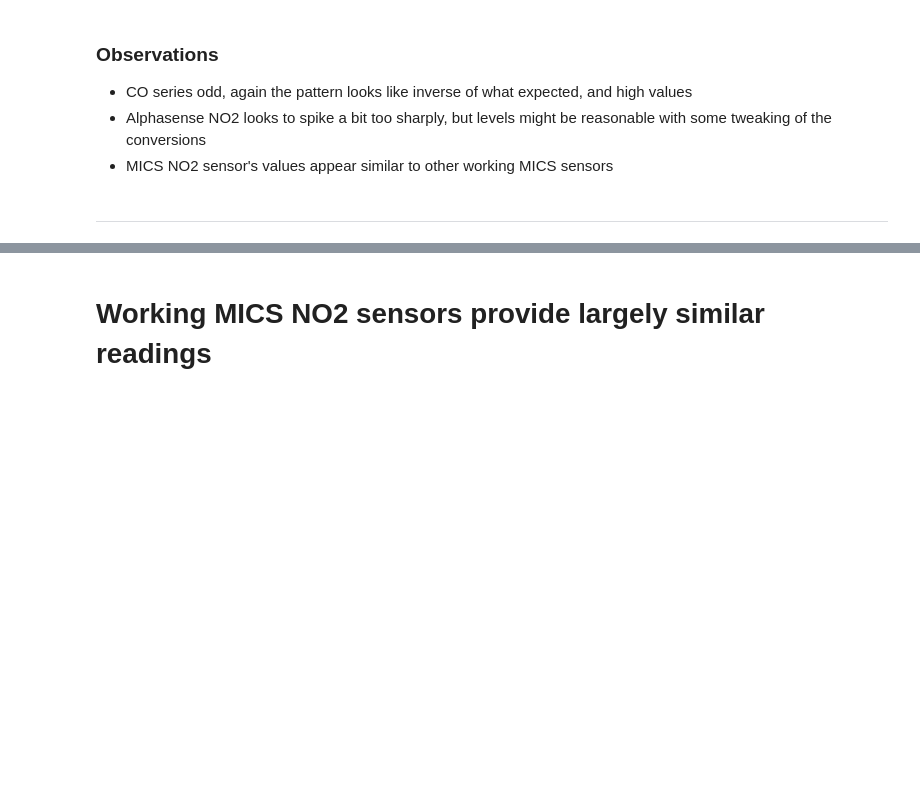
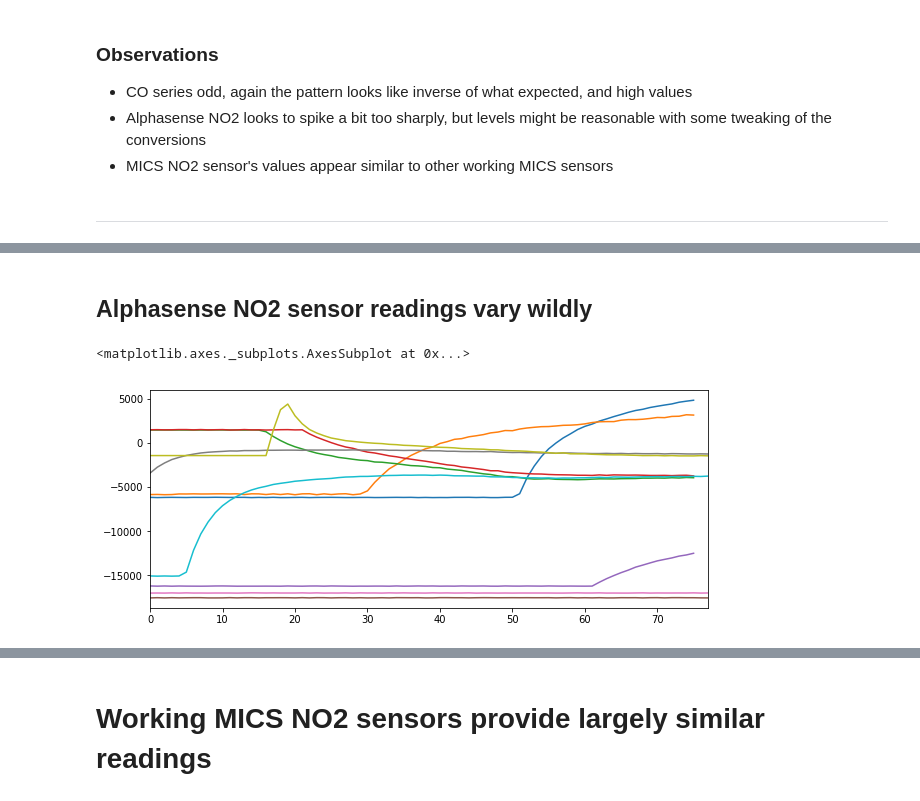
Before and after one commit to jsoikkeli/climathon2016, a Jupyter notebook: 0.3 torching/Analyse_0.3_torching_data.ipynb, the cells around one changed output, grey strips where cells are left out. Cells and saved outputs as stored; diff of their text form; code cells hidden in the pictures; blank space fills up the shorter version.

```diff
--- a/0.3 torching/Analyse_0.3_torching_data.ipynb
+++ b/0.3 torching/Analyse_0.3_torching_data.ipynb
@@ -845,0 +882,18 @@ df_24.NO2_mics_ppb.plot()
+# %% [markdown]
+## Alphasense NO2 sensor readings vary wildly
+# %%
+# Converted to ppb
+df_10.no2_ppb_ID.plot()
+df_11.no2_ppb_ID.plot()
+df_12.no2_ppb_ID.plot()
+df_13.no2_ppb_ID.plot()
+df_15.no2_ppb_ID.plot()
+
+df_20.no2_ppb_ID.plot()
+df_21.no2_ppb_ID.plot()
+df_22.no2_ppb_ID.plot()
+df_23.no2_ppb_ID.plot()
+df_24.no2_ppb_ID.plot()
+# %% [output]
+<matplotlib.axes._subplots.AxesSubplot at 0x...>
+[figure, added]
```
Also changed, not shown: parts of 5 cells of this notebook.
